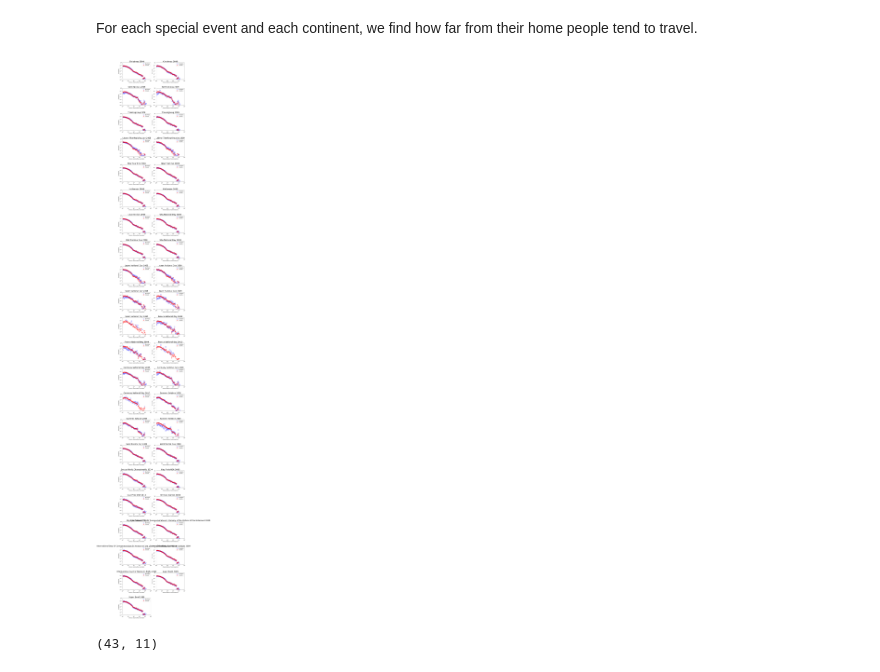
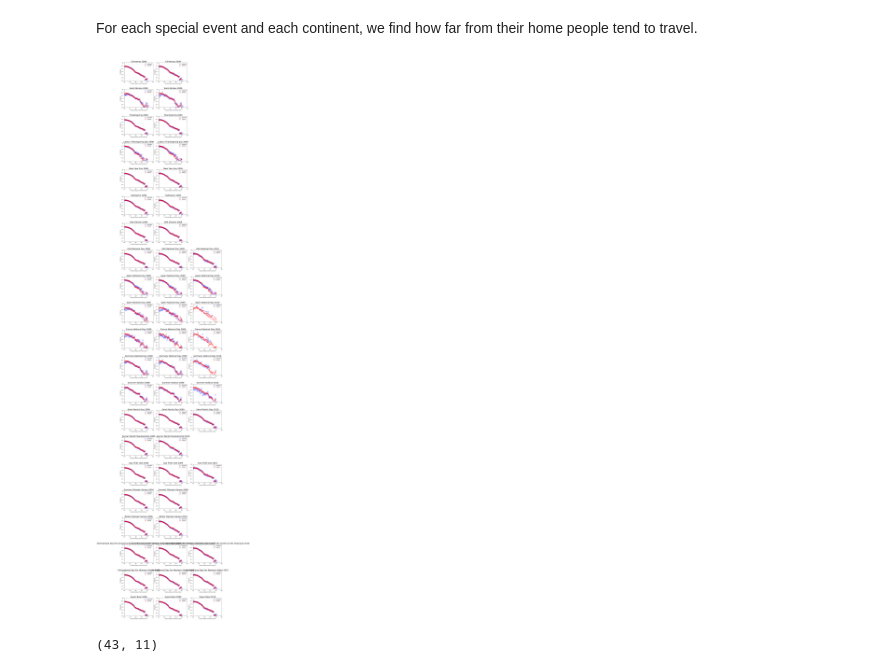
Before and after one commit to epfl-ada/ada-2020-project-milestone-p3-p3_bcd, a Jupyter notebook: Creative extension.ipynb, the cells around one changed output. Saved outputs shown, nothing was run; the diff lists cells and outputs as text; code cells hidden in the pictures.

Commit message:
last creative extension and important events version

```diff
--- a/Creative extension.ipynb
+++ b/Creative extension.ipynb
@@ -851,7 +841,7 @@ g_with_dist.head()
 For each special event and each continent, we find how far from their home people tend to travel.
 # %%
 # Doing the final plot. Setting the figure size to (6,5) arbitrarily (slightly larger than tall).
-fig, axs = plt.subplots(22,2, figsize=(6*2, 5*22))
+fig, axs = plt.subplots(21,3, figsize=(6*3, 5*21))
 
 utc=pytz.UTC
 
@@ -859,52 +849,53 @@ for idx, event in events.iterrows() :
     #select the ones in correct area of the world
     b_checkins_to_study = b_with_dist[
     (event.iberic_countries & b_with_dist.home_in_spain) | (event.gb & b_with_dist.home_in_gb) |
     (event.fr & b_with_dist.home_in_france) | (event.usa & b_with_dist.home_in_usa) |
     (event.nordic_countries & b_with_dist.home_in_sweden) | (event.ger & b_with_dist.home_in_germany) |
     (event.east_asian_countries & b_with_dist.home_in_japan)
     ]
 
     g_checkins_to_study = g_with_dist[
     (event.iberic_countries & g_with_dist.home_in_spain) | (event.gb & g_with_dist.home_in_gb) |
     (event.fr & g_with_dist.home_in_france) | (event.usa & g_with_dist.home_in_usa) |
     (event.nordic_countries & g_with_dist.home_in_sweden) | (event.ger & g_with_dist.home_in_germany) |
     (event.east_asian_countries & g_with_dist.home_in_japan)
     ]
 
     #select only the ones in the correct timestamps
     b_checkins_to_study = b_checkins_to_study[(b_checkins_to_study.checkin_time >= utc.localize(event.end_event)) &
                                          (b_checkins_to_study.checkin_time >= utc.localize(event.beggining_event))]
 
     g_checkins_to_study = g_checkins_to_study[(g_checkins_to_study.checkin_time >= utc.localize(event.end_event)) &
                                          (g_checkins_to_study.checkin_time >= utc.localize(event.beggining_event))]
 
+    if (b_checkins_to_study.empty & g_checkins_to_study.empty) :
+        fig.delaxes(axs[idx//3, idx%3])
+    else :
+        # BRIGHTKITE – computing and scatter plotting the distribution of home distances between friends.
+        plot_probability(b_checkins_to_study['dist_from_home'], axs[idx//3,idx%3], 'o', 'b', 'Brightkite')
 
-    # BRIGHTKITE – computing and scatter plotting the distribution of home distances between friends.
-    plot_probability(b_checkins_to_study['dist_from_home'], axs[idx//2,idx%2], 'o', 'b', 'Brightkite')
+        # GOWALLA – computing and scatter plotting the distribution of home distances between friends.
+        plot_probability(g_checkins_to_study['dist_from_home'], axs[idx//3,idx%3], '*', 'r', 'Gowalla')
 
-    # GOWALLA – computing and scatter plotting the distribution of home distances between friends.
-    plot_probability(g_checkins_to_study['dist_from_home'], axs[idx//2,idx%2], '*', 'r', 'Gowalla')
+        # Setting the axes' scales to be logarithmic.
+        axs[idx//3,idx%3].set_xscale("log")
+        axs[idx//3,idx%3].set_yscale("log")
 
-    # Setting the axes' scales to be logarithmic.
-    axs[idx//2,idx%2].set_xscale("log")
-    axs[idx//2,idx%2].set_yscale("log")
+        #Setting the limits of the axes to match the ones in the paper's plot.
+        axs[idx//3,idx%3].set_xlim(10e-1, 10e4)
+        axs[idx//3,idx%3].set_ylim(10e-7, 10e-1)
 
-    #Setting the limits of the axes to match the ones in the paper's plot.
-    axs[idx//2,idx%2].set_xlim(10e-1, 10e4)
-    axs[idx//2,idx%2].set_ylim(10e-7, 10e-1)
+        # Naming the axes and resizing the labels
+        axs[idx//3,idx%3].set_xlabel('Checkin distance from home (km)', size=10)
+        axs[idx//3,idx%3].set_ylabel('Probability', size=10)
 
-    # Naming the axes and resizing the labels
-    axs[idx//2,idx%2].set_xlabel('Checkin distance from home (km)', size=10)
-    axs[idx//2,idx%2].set_ylabel('Probability', size=10)
+        # Adding the color legend and the title of the plot.
+        axs[idx//3,idx%3].set_title(event.name_event + ' '+str(event.beggining_event.year), size=20)
+        axs[idx//3,idx%3].legend()
 
-    # Adding the color legend and the title of the plot.
-    axs[idx//2,idx%2].set_title(event.name_event + ' '+str(event.beggining_event.year), size=20)
-    axs[idx//2,idx%2].legend()
-
-fig.delaxes(axs[21,1])
 plt.subplots_adjust(hspace = 0.5)
 # %% [output]
-[figure, old version]
+[figure, new version]
 # %%
 events.shape
 # %% [output]
```
Also changed, not shown: parts of 3 cells of this notebook, 1 other file.
